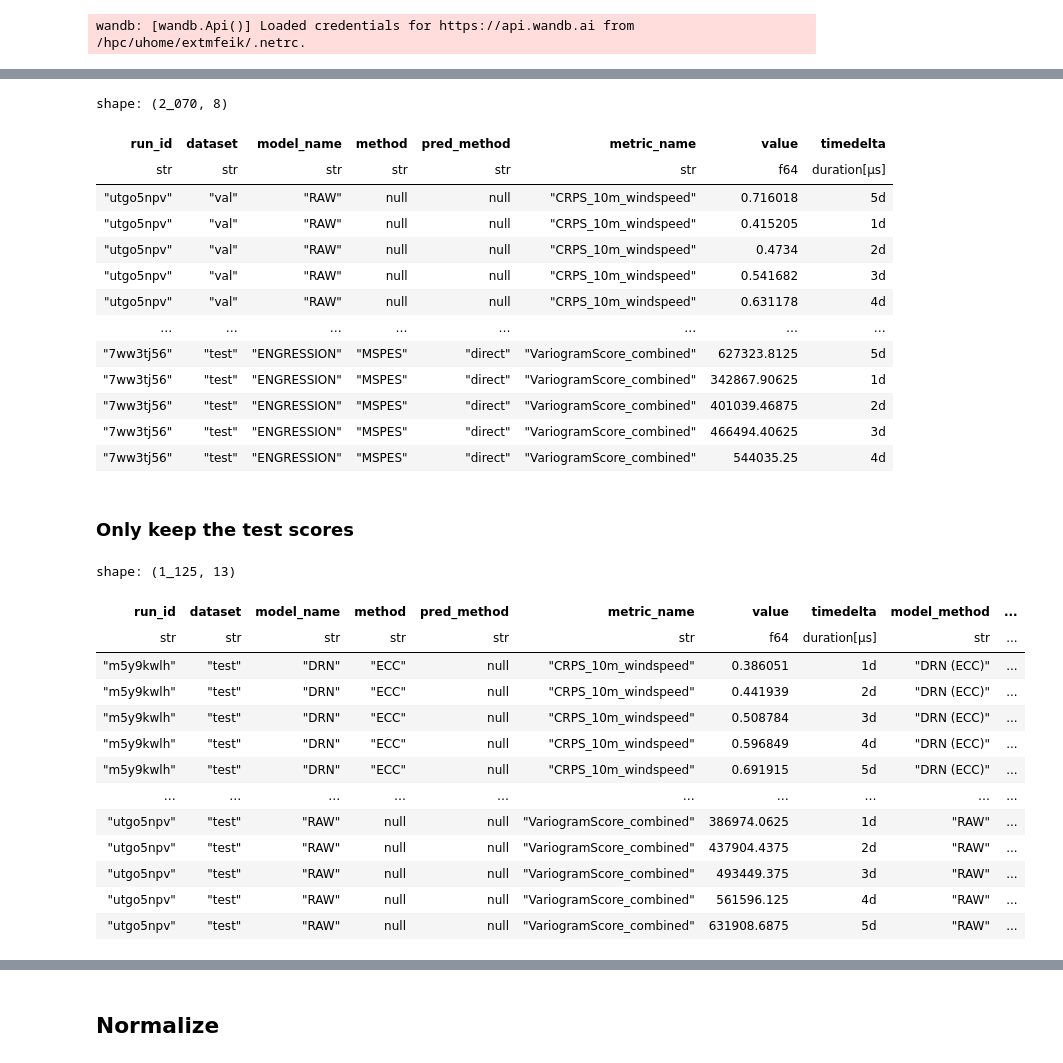
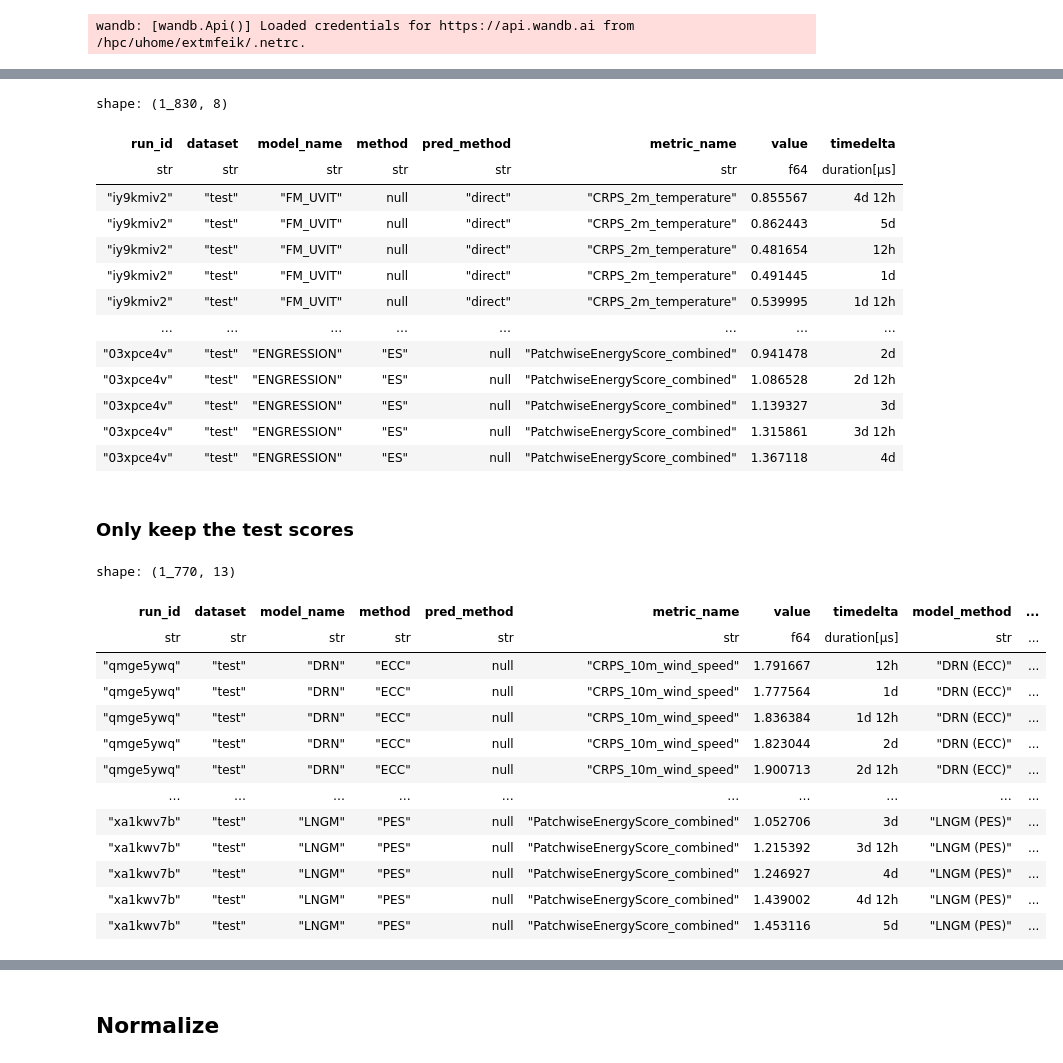
Before and after one commit to m-j-w-f/GenPP, a Jupyter notebook: src/genpp/plots/02plot_scores.ipynb, the cells around one changed output, grey strips where cells are left out. Cells and saved outputs as stored; diff of their text form; code cells hidden in the pictures.

```diff
--- a/src/genpp/plots/02plot_scores.ipynb
+++ b/src/genpp/plots/02plot_scores.ipynb
@@ -14,7 +14,7 @@ import seaborn as sns
 import wandb
 from genpp.plots import RESULTS_DIR
 # %%
-DATASET = "wb2"  # or "wb2"
+DATASET = "icon"  # "icon" or "wb2"
 api = wandb.Api()
 
 # Get runs with a specific tag
@@ -167,20 +163,20 @@ if DATASET == "icon":
 
 df
 # %% [output]
-shape: (2_070, 8)
+shape: (1_830, 8)
 | run_id | dataset | model_name | method | pred_method | metric_name | value | timedelta |
 | str | str | str | str | str | str | f64 | duration[μs] |
-| "utgo5npv" | "val" | "RAW" | null | null | "CRPS_10m_windspeed" | 0.716018 | 5d |
-| "utgo5npv" | "val" | "RAW" | null | null | "CRPS_10m_windspeed" | 0.415205 | 1d |
-| "utgo5npv" | "val" | "RAW" | null | null | "CRPS_10m_windspeed" | 0.4734 | 2d |
-| "utgo5npv" | "val" | "RAW" | null | null | "CRPS_10m_windspeed" | 0.541682 | 3d |
-| "utgo5npv" | "val" | "RAW" | null | null | "CRPS_10m_windspeed" | 0.631178 | 4d |
+| "iy9kmiv2" | "test" | "FM_UVIT" | null | "direct" | "CRPS_2m_temperature" | 0.855567 | 4d 12h |
+| "iy9kmiv2" | "test" | "FM_UVIT" | null | "direct" | "CRPS_2m_temperature" | 0.862443 | 5d |
+| "iy9kmiv2" | "test" | "FM_UVIT" | null | "direct" | "CRPS_2m_temperature" | 0.481654 | 12h |
+| "iy9kmiv2" | "test" | "FM_UVIT" | null | "direct" | "CRPS_2m_temperature" | 0.491445 | 1d |
+| "iy9kmiv2" | "test" | "FM_UVIT" | null | "direct" | "CRPS_2m_temperature" | 0.539995 | 1d 12h |
 | … | … | … | … | … | … | … | … |
-| "7ww3tj56" | "test" | "ENGRESSION" | "MSPES" | "direct" | "VariogramScore_combined" | 627323.8125 | 5d |
-| "7ww3tj56" | "test" | "ENGRESSION" | "MSPES" | "direct" | "VariogramScore_combined" | 342867.90625 | 1d |
-| "7ww3tj56" | "test" | "ENGRESSION" | "MSPES" | "direct" | "VariogramScore_combined" | 401039.46875 | 2d |
-| "7ww3tj56" | "test" | "ENGRESSION" | "MSPES" | "direct" | "VariogramScore_combined" | 466494.40625 | 3d |
-| "7ww3tj56" | "test" | "ENGRESSION" | "MSPES" | "direct" | "VariogramScore_combined" | 544035.25 | 4d |
+| "03xpce4v" | "test" | "ENGRESSION" | "ES" | null | "PatchwiseEnergyScore_combined" | 0.941478 | 2d |
+| "03xpce4v" | "test" | "ENGRESSION" | "ES" | null | "PatchwiseEnergyScore_combined" | 1.086528 | 2d 12h |
+| "03xpce4v" | "test" | "ENGRESSION" | "ES" | null | "PatchwiseEnergyScore_combined" | 1.139327 | 3d |
+| "03xpce4v" | "test" | "ENGRESSION" | "ES" | null | "PatchwiseEnergyScore_combined" | 1.315861 | 3d 12h |
+| "03xpce4v" | "test" | "ENGRESSION" | "ES" | null | "PatchwiseEnergyScore_combined" | 1.367118 | 4d |
 # %% [markdown]
 ### Only keep the test scores
 # %%
@@ -191,43 +187,43 @@ df_plot = df.with_columns(
         pl.when(pl.col("method").is_not_null() & pl.col("pred_method").is_null())
         .then(pl.col("model_name") + " (" + pl.col("method") + ")")
         .when(pl.col("method").is_not_null() & pl.col("pred_method").is_not_null())
         .then(pl.col("model_name") + " (" + pl.col("method") + ", " + pl.col("pred_method") + ")")
         .when(pl.col("method").is_null() & pl.col("pred_method").is_not_null())
         .then(pl.col("model_name") + " (" + pl.col("pred_method") + ")")
         .otherwise(pl.col("model_name"))
         .alias("model_method"),
         # Keep line style semantic directly in the dataframe
         pl.when(pl.col("pred_method") == "direct")
         .then(pl.lit("direct"))
         .otherwise(pl.lit("indirect"))
         .alias("line_style"),
         # Convert timedelta to days for better readability
-        (pl.col("timedelta").dt.total_days()).alias("days"),
+        (pl.col("timedelta").dt.total_days(fractional=True)).alias("days"),
         # Split metric_name into score and variable
         pl.col("metric_name")
         .str.split("_")
         .list.first()
         .replace({"EnergyScore": "Energy Score", "VariogramScore": "Variogram Score"})
         .alias("score"),
         pl.col("metric_name").str.split("_").list.slice(1).list.join("_").alias("variable"),
     ]
 ).sort(["score", "variable", "model_method", "days"])
 
 
 df_plot = df_plot.filter(pl.col("dataset").eq("test"))
 df_plot
 # %% [output]
-shape: (1_125, 13)
+shape: (1_770, 13)
 | run_id | dataset | model_name | method | pred_method | metric_name | value | timedelta | model_method | ... |
 | str | str | str | str | str | str | f64 | duration[μs] | str | ... |
-| "m5y9kwlh" | "test" | "DRN" | "ECC" | null | "CRPS_10m_windspeed" | 0.386051 | 1d | "DRN (ECC)" | ... |
-| "m5y9kwlh" | "test" | "DRN" | "ECC" | null | "CRPS_10m_windspeed" | 0.441939 | 2d | "DRN (ECC)" | ... |
-| "m5y9kwlh" | "test" | "DRN" | "ECC" | null | "CRPS_10m_windspeed" | 0.508784 | 3d | "DRN (ECC)" | ... |
-| "m5y9kwlh" | "test" | "DRN" | "ECC" | null | "CRPS_10m_windspeed" | 0.596849 | 4d | "DRN (ECC)" | ... |
-| "m5y9kwlh" | "test" | "DRN" | "ECC" | null | "CRPS_10m_windspeed" | 0.691915 | 5d | "DRN (ECC)" | ... |
+| "qmge5ywq" | "test" | "DRN" | "ECC" | null | "CRPS_10m_wind_speed" | 1.791667 | 12h | "DRN (ECC)" | ... |
+| "qmge5ywq" | "test" | "DRN" | "ECC" | null | "CRPS_10m_wind_speed" | 1.777564 | 1d | "DRN (ECC)" | ... |
+| "qmge5ywq" | "test" | "DRN" | "ECC" | null | "CRPS_10m_wind_speed" | 1.836384 | 1d 12h | "DRN (ECC)" | ... |
+| "qmge5ywq" | "test" | "DRN" | "ECC" | null | "CRPS_10m_wind_speed" | 1.823044 | 2d | "DRN (ECC)" | ... |
+| "qmge5ywq" | "test" | "DRN" | "ECC" | null | "CRPS_10m_wind_speed" | 1.900713 | 2d 12h | "DRN (ECC)" | ... |
 | … | … | … | … | … | … | … | … | … | ... |
-| "utgo5npv" | "test" | "RAW" | null | null | "VariogramScore_combined" | 386974.0625 | 1d | "RAW" | ... |
-| "utgo5npv" | "test" | "RAW" | null | null | "VariogramScore_combined" | 437904.4375 | 2d | "RAW" | ... |
-| "utgo5npv" | "test" | "RAW" | null | null | "VariogramScore_combined" | 493449.375 | 3d | "RAW" | ... |
-| "utgo5npv" | "test" | "RAW" | null | null | "VariogramScore_combined" | 561596.125 | 4d | "RAW" | ... |
-| "utgo5npv" | "test" | "RAW" | null | null | "VariogramScore_combined" | 631908.6875 | 5d | "RAW" | ... |
+| "xa1kwv7b" | "test" | "LNGM" | "PES" | null | "PatchwiseEnergyScore_combined" | 1.052706 | 3d | "LNGM (PES)" | ... |
+| "xa1kwv7b" | "test" | "LNGM" | "PES" | null | "PatchwiseEnergyScore_combined" | 1.215392 | 3d 12h | "LNGM (PES)" | ... |
+| "xa1kwv7b" | "test" | "LNGM" | "PES" | null | "PatchwiseEnergyScore_combined" | 1.246927 | 4d | "LNGM (PES)" | ... |
+| "xa1kwv7b" | "test" | "LNGM" | "PES" | null | "PatchwiseEnergyScore_combined" | 1.439002 | 4d 12h | "LNGM (PES)" | ... |
+| "xa1kwv7b" | "test" | "LNGM" | "PES" | null | "PatchwiseEnergyScore_combined" | 1.453116 | 5d | "LNGM (PES)" | ... |
```
Also changed, not shown: parts of 13 cells of this notebook, 32 other files.
